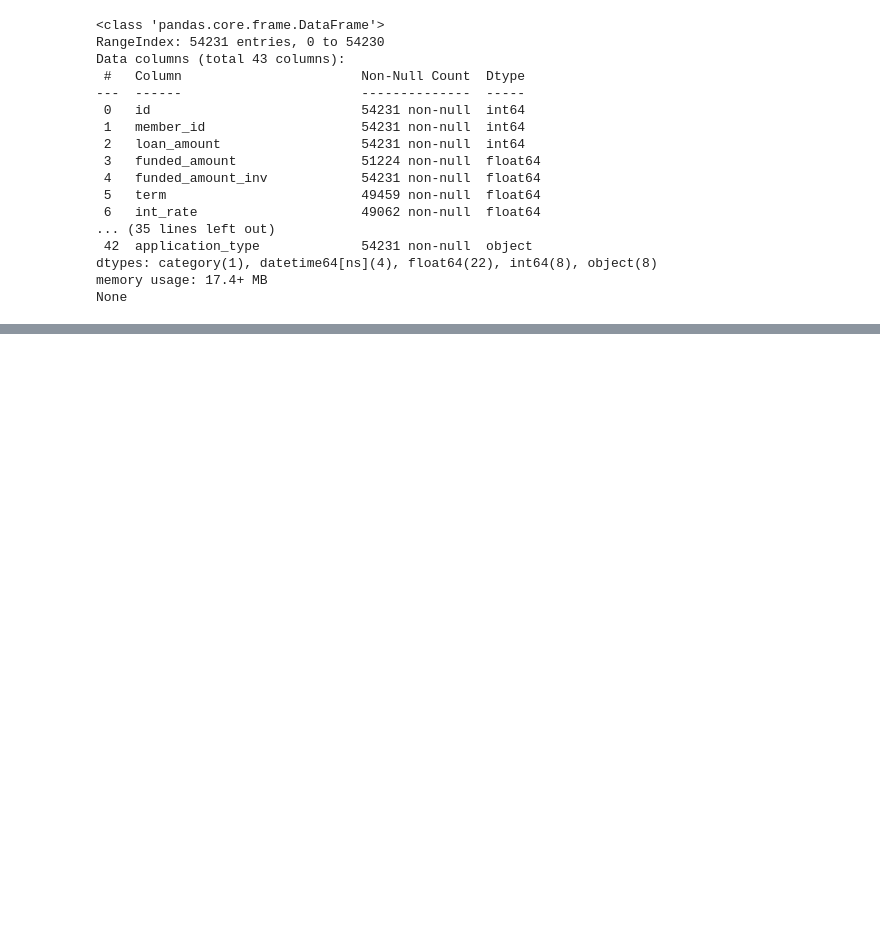
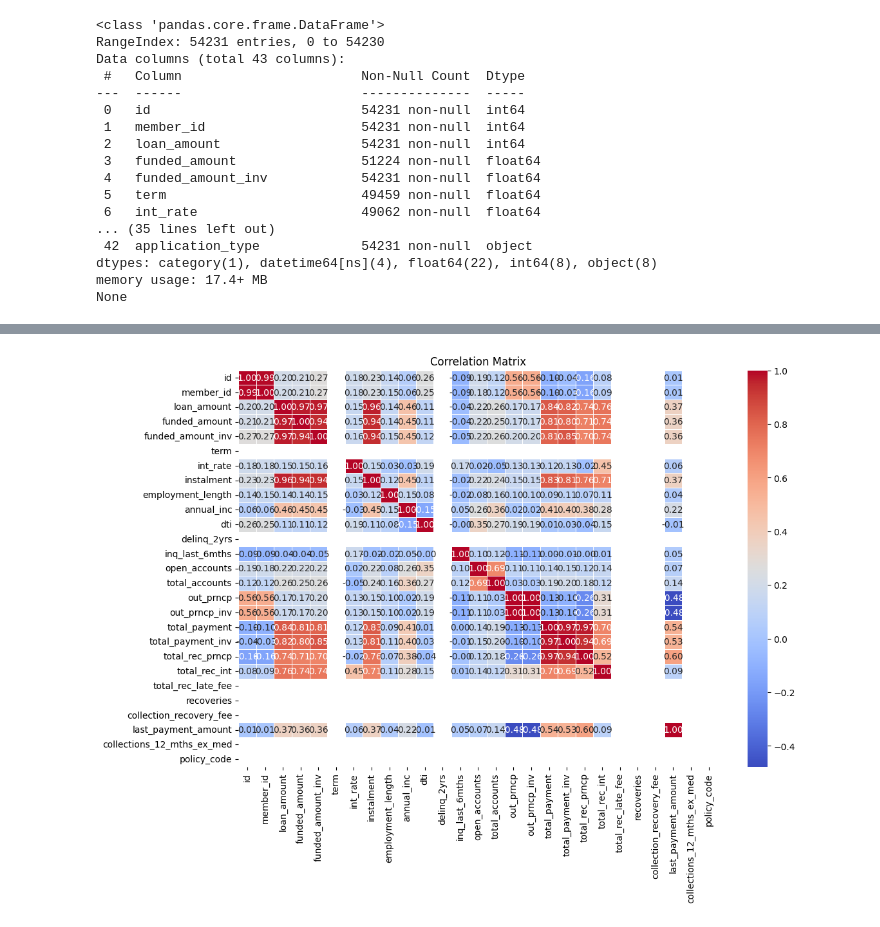
Before and after one commit to PavenSS/exploratory-data-analysis---customer-loans-in-finance971, a Jupyter notebook: db_util.ipynb, the cells around one changed output, grey strips where cells are left out. Drawn from its saved outputs; the diff is of its cells as text; code cells hidden in the pictures; blank space fills up the shorter version.

Commit message:
milestone 3 completed. Tasks 4-8 completed with skewed data transformed and outliers removed. Highly correlated columns removed

```diff
--- a/db_util.ipynb
+++ b/db_util.ipynb
@@ -389,5 +384,5 @@ plotter.plot_skewed_data(skewed_columns)
 # %%
 # Step 2: Apply transformations to skewed columns
-transformer.transform_skewed_columns(skewed_columns)
+df_transformed = skew_processor.transform_skewed_columns(skewed_cols, 'boxcox')
 # %%
 # Step 3: Check skewness after transformation
@@ -432,0 +394,3 @@ dtype: float64
+# %%
+plotter = Plotter(df_transformed)
+transformer = DataFrameTransform(df_transformed)
@@ -432,0 +400,3 @@ dtype: float64
+# %%
+#Remove outliers
+df_without_outliers = transformer.remove_outliers()
@@ -432,0 +407,10 @@ dtype: float64
+# %%
+#Task 6 compute correlation matrix
+plotter = Plotter(df_without_outliers)
+transformer = DataFrameTransform(df_without_outliers)
+correlation_matrix = transformer.correlation_matrix()
+# %%
+#visualise correlation matrix
+plotter.plot_correlation_matrix(correlation_matrix)
+# %% [output]
+[figure, added]
```
Also changed, not shown: parts of 19 cells of this notebook.
